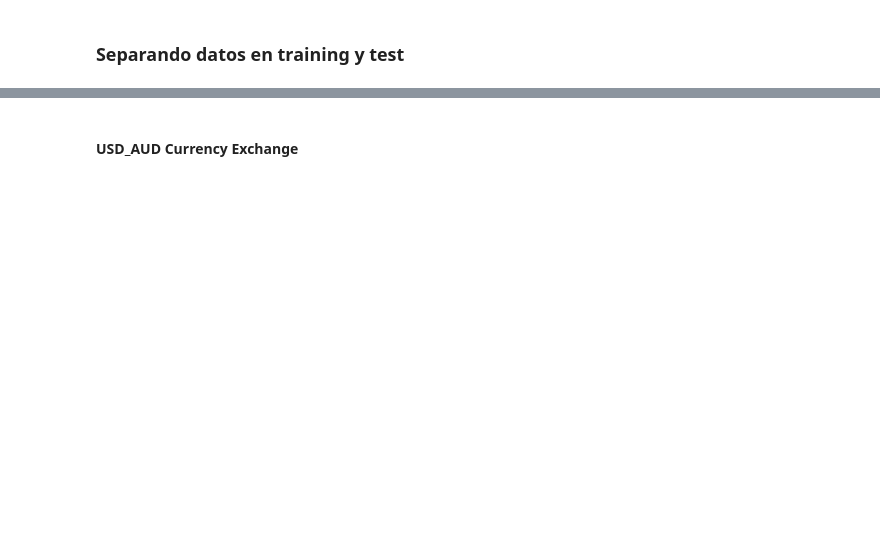
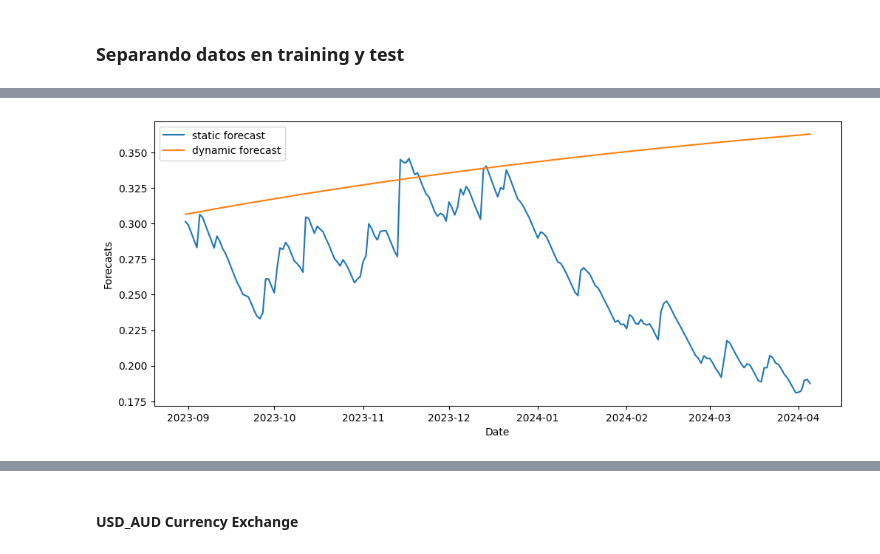
Before and after one commit to maestria-ds-eafit/estadistica-avanzada, a Jupyter notebook: taller_volatilidad/GARCH/GARCH_Models.ipynb, the cells around one changed output, grey strips where cells are left out. Drawn from its saved outputs; the diff is of its cells as text; code cells hidden in the pictures; blank space fills up the shorter version.

Commit message:
GARCH

```diff
--- a/taller_volatilidad/GARCH/GARCH_Models.ipynb
+++ b/taller_volatilidad/GARCH/GARCH_Models.ipynb
@@ -169,0 +184,28 @@ data = pd.read_csv('../data/trusted/currency_exchange.csv', index_col='Fecha', p
+# %%
+# Sampling
+data_in_the_sample = df.loc[:"2023-08-30", "USD_AUD"]
+data_out_of_the_sample = df.loc["2023-08-31":, "USD_AUD"]
+# %%
+am = arch_model(df["USD_AUD"], vol="Garch", mean="Constant")
+# %%
+# Static Forecasting
+cvar_rjpy_stat = {}
+for date in data_out_of_the_sample.index:
+    res = am.fit(last_obs=date, disp="off")
+    forecasts = res.forecast(horizon=1)
+    forecasts_res = forecasts.variance.dropna()
+    cvar_rjpy_stat[date] = forecasts_res.iloc[1]
+
+cvar_rjpy_stat = pd.DataFrame(cvar_rjpy_stat).T
+cvar_rjpy_stat.columns = ['static forecasting']
+# %%
+# Dynamic Forecasting
+res = am.fit(last_obs="2023-08-30", disp="off")
+forecasts = res.forecast(horizon=len(data_out_of_the_sample))
+forecasts_res = forecasts.variance.dropna()
+
+cvar_rjpy_dyn = pd.DataFrame(
+    data=forecasts_res.iloc[1].values,
+    columns=["dynamic forecasting"],
+    index=data_out_of_the_sample.index,
+)
@@ -169,0 +227,11 @@ data = pd.read_csv('../data/trusted/currency_exchange.csv', index_col='Fecha', p
+# %%
+plt.figure(figsize=(12,5))
+plt.plot(cvar_rjpy_stat, label="static forecast")
+plt.plot(cvar_rjpy_dyn, label="dynamic forecast")
+
+plt.xlabel("Date")
+plt.ylabel("Forecasts")
+plt.legend()
+plt.show()
+# %% [output]
+[figure, added]
```
Also changed, not shown: parts of 25 cells of this notebook, 1 other file.
